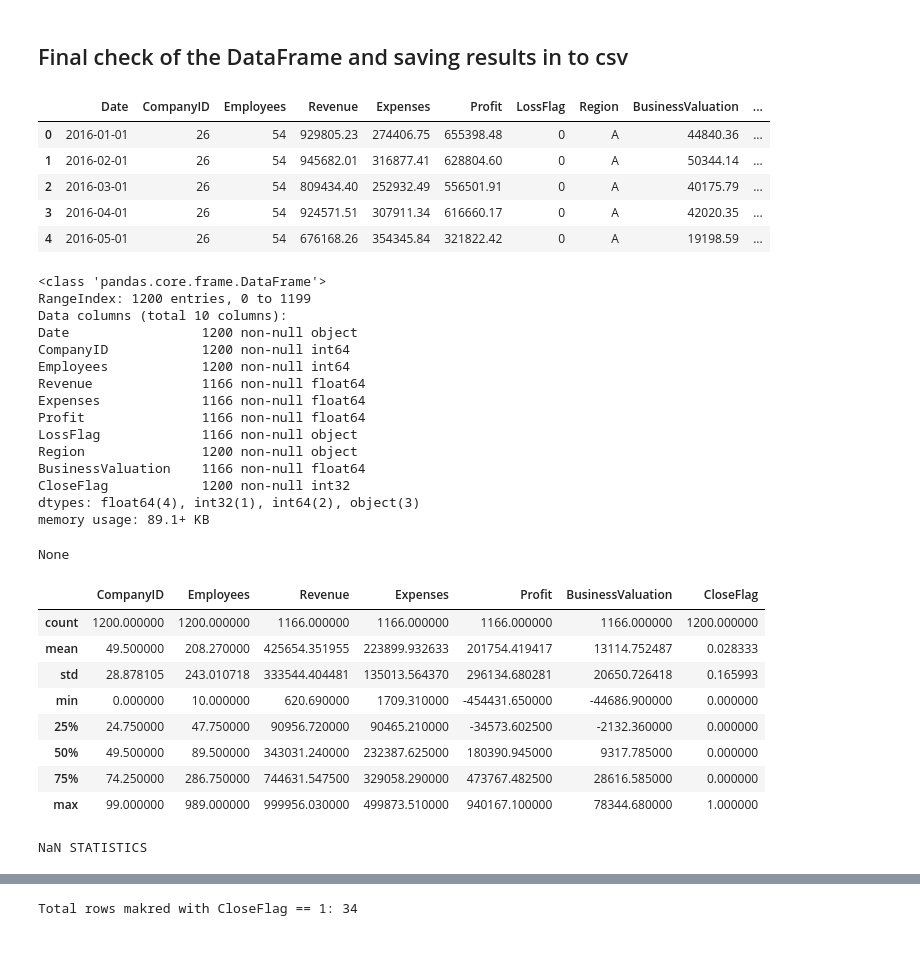
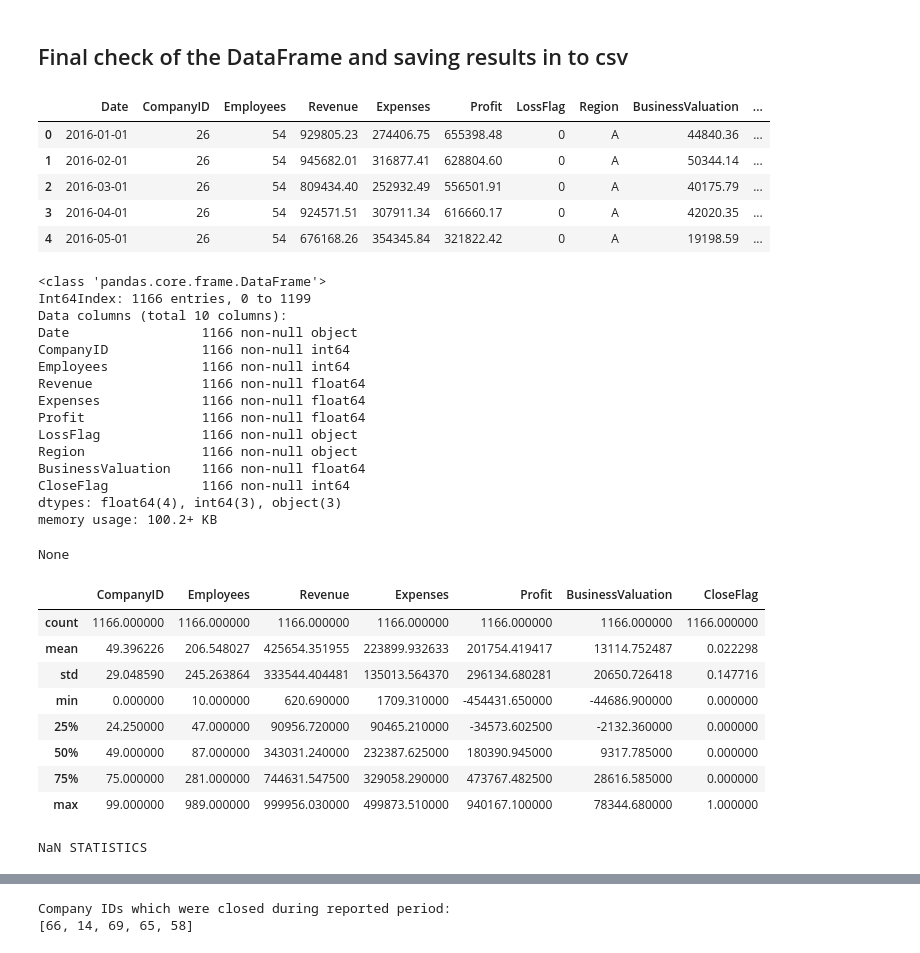
Before and after one commit to korotulea/SDS-FELLOWSHIP-CHALLENGE, a Jupyter notebook: Challenge 2 - Cleaning the Artificial Dataset.ipynb, the cells around one changed output, grey strips where cells are left out. Drawn from its saved outputs; the diff is of its cells as text; code cells hidden in the pictures.

Commit message:
Updated files with NaN removed
Marked all businesses which were closed in the marking period with CloseFlag = 1 for all months and removed rows when businesses are already closed.

```diff
--- a/Challenge 2 - Cleaning the Artificial Dataset.ipynb
+++ b/Challenge 2 - Cleaning the Artificial Dataset.ipynb
@@ -393,0 +399,4 @@ memory usage: 2.8+ KB
+# %%
+# Find companies ID for closed businesses
+closed_IDs_array = df_tmp[df_tmp.CloseFlag == 1].CompanyID.unique()
+closed_IDs_array
@@ -393,0 +405,10 @@ memory usage: 2.8+ KB
+# %%
+df_final = df_tmp.copy()
+def match_ID(x, array_to_match):
+    """
+    helper function for close flag set
+    """
+    return int(x in array_to_match)
+df_final['CloseFlag'] = df_final['CompanyID'].apply(lambda x: match_ID(x, closed_IDs_array))
+# Check the results
+df_final[df_final.CloseFlag == 1].describe()
@@ -393,0 +425,5 @@ memory usage: 2.8+ KB
+# %%
+# Remove all rows wit NaN
+df_final.dropna(inplace=True)
+# check the results
+df_final.describe()
@@ -394,42 +440,42 @@ memory usage: 2.8+ KB
 # %% [markdown]
 ## Final check of the DataFrame and saving results in to csv
 # %%
-display(df_tmp.head())
-display(df_tmp.info())
-display(df_tmp.describe())
+display(df_final.head())
+display(df_final.info())
+display(df_final.describe())
 print('\nNaN STATISTICS')
-display(df_tmp.isna().sum())
-print('Total rows makred with CloseFlag == 1: {:d}'.format((df_tmp.CloseFlag == 1).sum()))
+display(df_final.isna().sum())
+print('Company IDs which were closed during reported period: \n{}'.format(df_final[df_final.CloseFlag == 1].CompanyID.unique().tolist()))
 # %% [output]
 |  | Date | CompanyID | Employees | Revenue | Expenses | Profit | LossFlag | Region | BusinessValuation | ... |
 | 0 | 2016-01-01 | 26 | 54 | 929805.23 | 274406.75 | 655398.48 | 0 | A | 44840.36 | ... |
 | 1 | 2016-02-01 | 26 | 54 | 945682.01 | 316877.41 | 628804.60 | 0 | A | 50344.14 | ... |
 | 2 | 2016-03-01 | 26 | 54 | 809434.40 | 252932.49 | 556501.91 | 0 | A | 40175.79 | ... |
 | 3 | 2016-04-01 | 26 | 54 | 924571.51 | 307911.34 | 616660.17 | 0 | A | 42020.35 | ... |
 | 4 | 2016-05-01 | 26 | 54 | 676168.26 | 354345.84 | 321822.42 | 0 | A | 19198.59 | ... |
 <class 'pandas.core.frame.DataFrame'>
-RangeIndex: 1200 entries, 0 to 1199
+Int64Index: 1166 entries, 0 to 1199
 Data columns (total 10 columns):
-Date                 1200 non-null object
-CompanyID            1200 non-null int64
-Employees            1200 non-null int64
+Date                 1166 non-null object
+CompanyID            1166 non-null int64
+Employees            1166 non-null int64
 Revenue              1166 non-null float64
 Expenses             1166 non-null float64
 Profit               1166 non-null float64
 LossFlag             1166 non-null object
-Region               1200 non-null object
+Region               1166 non-null object
 BusinessValuation    1166 non-null float64
-CloseFlag            1200 non-null int32
-dtypes: float64(4), int32(1), int64(2), object(3)
-memory usage: 89.1+ KB
+CloseFlag            1166 non-null int64
+dtypes: float64(4), int64(3), object(3)
+memory usage: 100.2+ KB
 None
 |  | CompanyID | Employees | Revenue | Expenses | Profit | BusinessValuation | CloseFlag |
-| count | 1200.000000 | 1200.000000 | 1166.000000 | 1166.000000 | 1166.000000 | 1166.000000 | 1200.000000 |
-| mean | 49.500000 | 208.270000 | 425654.351955 | 223899.932633 | 201754.419417 | 13114.752487 | 0.028333 |
-| std | 28.878105 | 243.010718 | 333544.404481 | 135013.564370 | 296134.680281 | 20650.726418 | 0.165993 |
+| count | 1166.000000 | 1166.000000 | 1166.000000 | 1166.000000 | 1166.000000 | 1166.000000 | 1166.000000 |
+| mean | 49.396226 | 206.548027 | 425654.351955 | 223899.932633 | 201754.419417 | 13114.752487 | 0.022298 |
+| std | 29.048590 | 245.263864 | 333544.404481 | 135013.564370 | 296134.680281 | 20650.726418 | 0.147716 |
 | min | 0.000000 | 10.000000 | 620.690000 | 1709.310000 | -454431.650000 | -44686.900000 | 0.000000 |
-| 25% | 24.750000 | 47.750000 | 90956.720000 | 90465.210000 | -34573.602500 | -2132.360000 | 0.000000 |
-| 50% | 49.500000 | 89.500000 | 343031.240000 | 232387.625000 | 180390.945000 | 9317.785000 | 0.000000 |
-| 75% | 74.250000 | 286.750000 | 744631.547500 | 329058.290000 | 473767.482500 | 28616.585000 | 0.000000 |
+| 25% | 24.250000 | 47.000000 | 90956.720000 | 90465.210000 | -34573.602500 | -2132.360000 | 0.000000 |
+| 50% | 49.000000 | 87.000000 | 343031.240000 | 232387.625000 | 180390.945000 | 9317.785000 | 0.000000 |
+| 75% | 75.000000 | 281.000000 | 744631.547500 | 329058.290000 | 473767.482500 | 28616.585000 | 0.000000 |
 | max | 99.000000 | 989.000000 | 999956.030000 | 499873.510000 | 940167.100000 | 78344.680000 | 1.000000 |
 NaN STATISTICS
@@ -446,4 +492,5 @@ CloseFlag             0
 dtype: int64
-Total rows makred with CloseFlag == 1: 34
+Company IDs which were closed during reported period:
+[66, 14, 69, 65, 58]
 # %%
 # Saving dataframe into .csv
```
Also changed, not shown: parts of 7 cells of this notebook, 1 other file.
